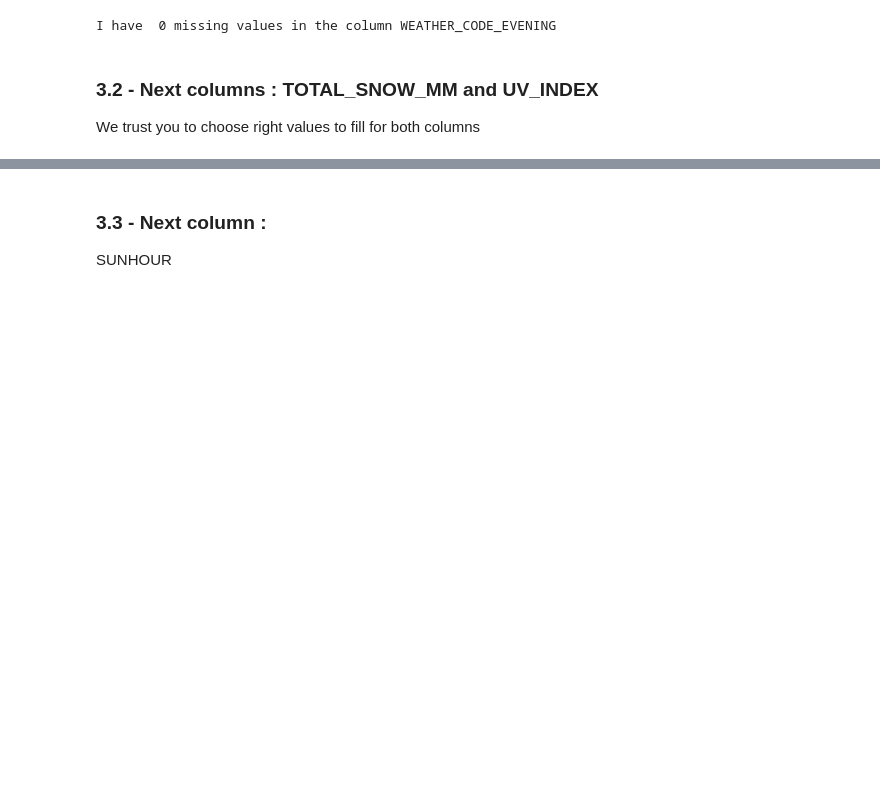
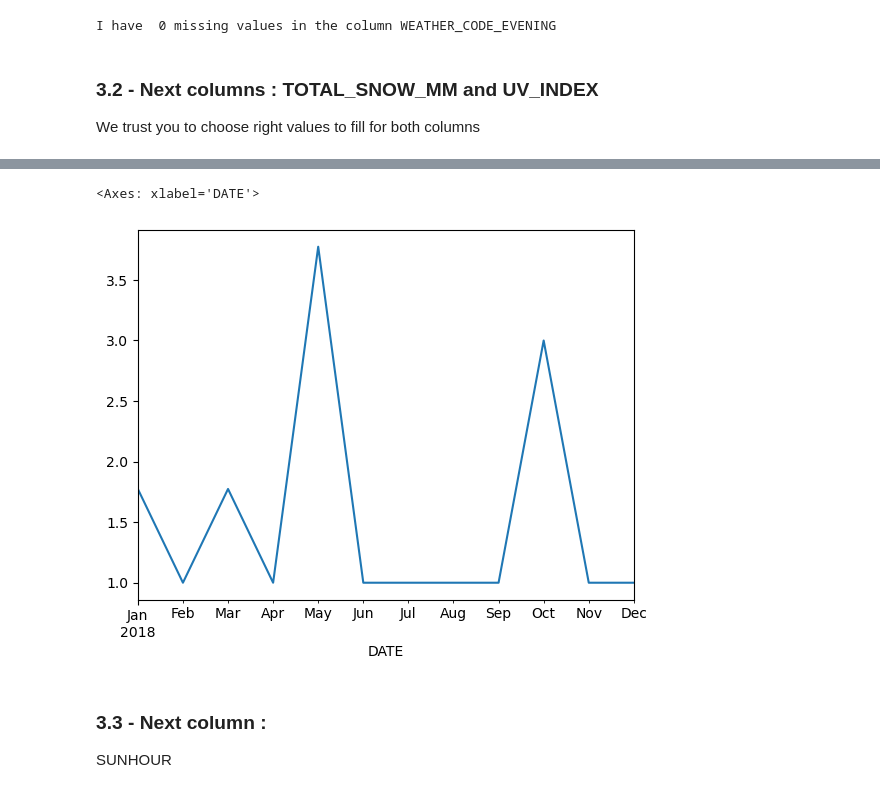
Before and after one commit to bigmoletos/WildCodeSchool_formation_IA_nov2023, a Jupyter notebook: quêtes/Semaine5/Pandas/Pandas/FD_2.1 Pandas_Merge and fill Missing values.ipynb, the cells around one changed output, grey strips where cells are left out. Drawn from its saved outputs; the diff is of its cells as text; code cells hidden in the pictures; blank space fills up the shorter version.

```diff
--- a/quêtes/Semaine5/Pandas/Pandas/FD_2.1 Pandas_Merge and fill Missing values.ipynb
+++ b/quêtes/Semaine5/Pandas/Pandas/FD_2.1 Pandas_Merge and fill Missing values.ipynb
@@ -347,0 +454,13 @@ Name: UV_INDEX, dtype: float64
+# %%
+# UV_INDEX
+column_name = "UV_INDEX"
+mean_value = df2018[column_name].mean()
+median_value = df2018[column_name].median()
+min_value = df2018[column_name].min()
+max_value = df2018[column_name].max()
+print(mean_value, median_value, min_value, max_value)
+# Nous faisons le choix de mettre l'index UV médian
+df2018[column_name] = df2018[column_name].fillna(median_value)
+#  Verification
+print("I have ", df2018[column_name].isna().sum(),
+      "missing values in the column", column_name)
@@ -397,14 +486,3 @@ for decile in deciles:
-# %%
-values_TOTAL_SNOW_MM = [df2018['TOTAL_SNOW_MM'].min(
-)] + [deciles] + [df2018['TOTAL_SNOW_MM'].max()]
-df2018['TOTAL_SNOW_MM'].plot(
-    kind='bar', colormap='viridis', y=values_TOTAL_SNOW_MM)
-mean_snow_column = df2018['TOTAL_SNOW_MM'].mean()
-median_snow_column = df2018['TOTAL_SNOW_MM'].median()
-print("moyenne ",mean_snow_column,"mediane",median_snow_column)
-df2018['TOTAL_SNOW_MM'].fillna(mean_snow_column,
-                                      inplace=True)  # When you are OK, you can replace this argument by True
-df2018['TOTAL_SNOW_MM'].value_counts()
 # %%
 # UV_INDEX
 values_UV_INDEX = [minimum] + [deciles] + [maximum]
@@ -413,3 +494,16 @@ df2018['UV_INDEX'].plot(
+# %%
+#  test avec regroupement des dates par mois
+# test sur un autre dataframe
+df2018_2 = df2018.copy()
+# Formatage de la colonne date
+df2018_2["DATE"] = pd.to_datetime(df2018_2["DATE"])
+# Définir 'DATE' comme index
+df2018_2.set_index('DATE', inplace=True)
+# Tracer le graphique
+df2018_2.resample("M")['UV_INDEX'].mean().plot()
+# %% [output]
+<Axes: xlabel='DATE'>
+[figure, added]
 # %% [markdown]
 ### 3.3 - Next column :
 SUNHOUR
```
Also changed, not shown: parts of 47 cells of this notebook, 3 other files.
